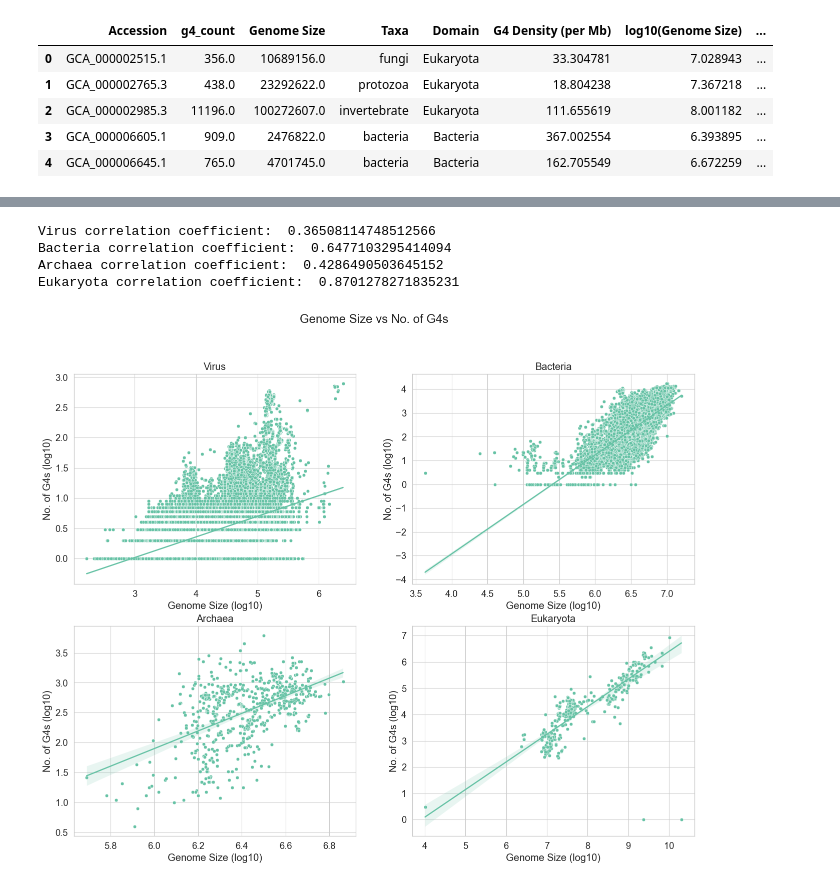
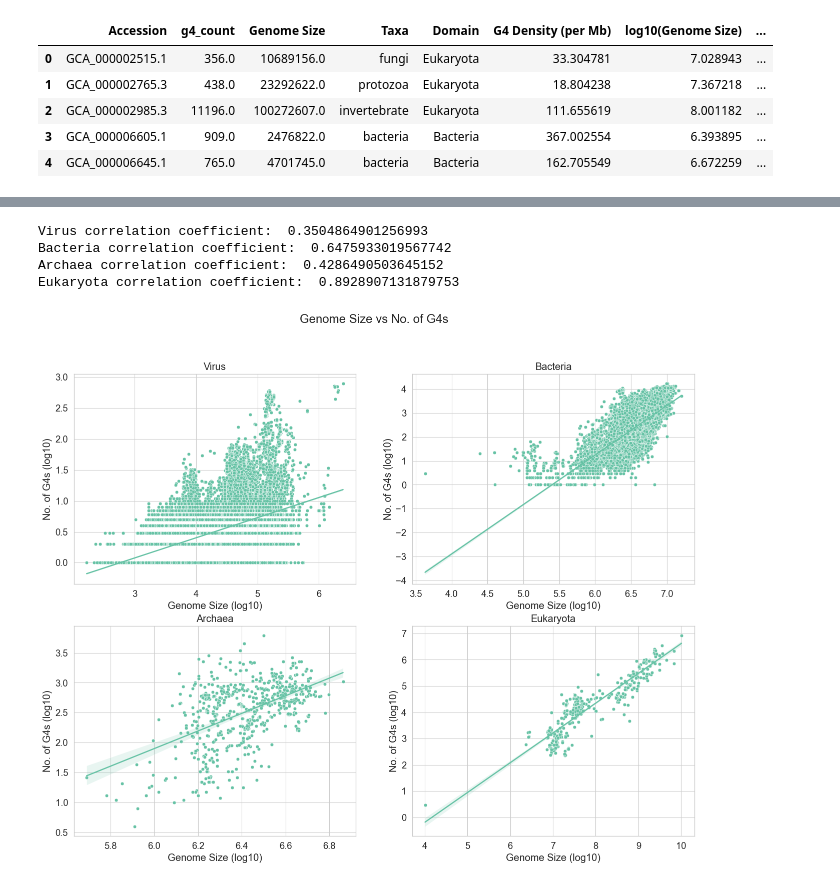
Before and after one commit to Georgakopoulos-Soares-lab/Quadrupia, a Jupyter notebook: notebooks/4_genome_size_vs_g4_count_g4hunter.ipynb, the cells around one changed output, grey strips where cells are left out. Saved outputs shown, nothing was run; the diff lists cells and outputs as text; code cells hidden in the pictures.

```diff
--- a/notebooks/4_genome_size_vs_g4_count_g4hunter.ipynb
+++ b/notebooks/4_genome_size_vs_g4_count_g4hunter.ipynb
@@ -54,8 +54,11 @@ df_g4["G4 Density (per Mb)"] = df_g4["g4_count"] / df_g4["Genome Size"] * 100000
 df_g4["log10(Genome Size)"] = df_g4["Genome Size"].apply(lambda x: np.log10(x))
 df_g4["log10(G4 count)"] = df_g4["g4_count"].apply(lambda x: np.log10(x+1))
 df_g4["log10(G4 Density)"] = df_g4["G4 Density (per Mb)"].apply(lambda x: np.log10(x+1))
-# create new coloumn with genome size binned ( 0 means 0-0.99, 1 means 1-1.99 etc)
+# create new column with genome size binned ( 0 means 0-0.99, 1 means 1-1.99 etc)
 df_g4["log10(Genome Size) binned"] = df_g4["log10(Genome Size)"].apply(lambda x: int(x))
+# filter out metagenomes and other taxa
+df_g4 = df_g4[df_g4['Taxa'] != 'metagenomes']
+df_g4 = df_g4[df_g4['Taxa'] != 'other']
 df_g4.head()
 # %% [output]
 |  | Accession | g4_count | Genome Size | Taxa | Domain | G4 Density (per Mb) | log10(Genome Size) | ... |
@@ -143,101 +148,97 @@ plt.savefig(f"{BASE_DIR}/plots/genome_size_g4_count_boxenplot_g4hunter.png")
 # %%
-# create new df without metagenomes and other taxa
-g4_plot_data_domains = df_g4[df_g4['Taxa'] != 'metagenomes']
-g4_plot_data_domains = g4_plot_data_domains[g4_plot_data_domains['Taxa'] != 'other']
-
 # plot the distribution of Genome size (log10) vs G4 occurences (log10) for each domain in a subplot
 sns.set_style("whitegrid")
 sns.set_palette("Set2")
 sns.set_context("paper", font_scale=1.5)
 fig, ax = plt.subplots(2, 2, figsize=(16, 12))
 sns.scatterplot(
-    data=g4_plot_data_domains[g4_plot_data_domains['Domain'] == 'Virus'],
+    data=df_g4[df_g4['Domain'] == 'Virus'],
     x="log10(Genome Size)",
     y="log10(G4 count)",
     ax=ax[0,0]
 )
 sns.regplot(
-    data=g4_plot_data_domains[g4_plot_data_domains['Domain'] == 'Virus'],
+    data=df_g4[df_g4['Domain'] == 'Virus'],
     x="log10(Genome Size)",
     y="log10(G4 count)",
     ax=ax[0,0],
     scatter=False,
 )
 sns.scatterplot(
-    data=g4_plot_data_domains[g4_plot_data_domains['Domain'] == 'Bacteria'],
+    data=df_g4[df_g4['Domain'] == 'Bacteria'],
     x="log10(Genome Size)",
     y="log10(G4 count)",
     ax=ax[0,1]
 )
 sns.regplot(
-    data=g4_plot_data_domains[g4_plot_data_domains['Domain'] == 'Bacteria'],
+    data=df_g4[df_g4['Domain'] == 'Bacteria'],
     x="log10(Genome Size)",
     y="log10(G4 count)",
     ax=ax[0,1],
     scatter=False
 )
 sns.scatterplot(
-    data=g4_plot_data_domains[g4_plot_data_domains['Domain'] == 'Archaea'],
+    data=df_g4[df_g4['Domain'] == 'Archaea'],
     x="log10(Genome Size)",
     y="log10(G4 count)",
     ax=ax[1,0]
 )
 sns.regplot(
-    data=g4_plot_data_domains[g4_plot_data_domains['Domain'] == 'Archaea'],
+    data=df_g4[df_g4['Domain'] == 'Archaea'],
     x="log10(Genome Size)",
     y="log10(G4 count)",
     ax=ax[1,0],
     scatter=False
 )
 sns.scatterplot(
-    data=g4_plot_data_domains[g4_plot_data_domains['Domain'] == 'Eukaryota'],
+    data=df_g4[df_g4['Domain'] == 'Eukaryota'],
     x="log10(Genome Size)",
     y="log10(G4 count)",
     ax=ax[1,1]
 )
 sns.regplot(
-    data=g4_plot_data_domains[g4_plot_data_domains['Domain'] == 'Eukaryota'],
+    data=df_g4[df_g4['Domain'] == 'Eukaryota'],
     x="log10(Genome Size)",
     y="log10(G4 count)",
     ax=ax[1,1],
     scatter=False
 )
 # set title for each subplot
 ax[0,0].set_title('Virus')
 ax[0,1].set_title('Bacteria')
 ax[1,0].set_title('Archaea')
 ax[1,1].set_title('Eukaryota')
 
 # set axis labels for each subplot
 ax[0,0].set_xlabel('Genome Size (log10)')
 ax[0,0].set_ylabel('No. of G4s (log10)')
 ax[0,1].set_xlabel('Genome Size (log10)')
 ax[0,1].set_ylabel('No. of G4s (log10)')
 ax[1,0].set_xlabel('Genome Size (log10)')
 ax[1,0].set_ylabel('No. of G4s (log10)')
 ax[1,1].set_xlabel('Genome Size (log10)')
 ax[1,1].set_ylabel('No. of G4s (log10)')
 
 # set title for the entire plot
 fig.suptitle("Genome Size vs No. of G4s")
 
-plt.savefig(f"{BASE_DIR}/plots/genome_size_g4_count_domain_g4hunter.png")
+# plt.savefig(f"{BASE_DIR}/plots/genome_size_g4_count_domain_g4hunter.png")
 
 # get correlation coefficient for each domain
-virus_data = g4_plot_data_domains[g4_plot_data_domains['Domain'] == 'Virus']
-bacteria_data = g4_plot_data_domains[g4_plot_data_domains['Domain'] == 'Bacteria']
-archaea_data = g4_plot_data_domains[g4_plot_data_domains['Domain'] == 'Archaea']
-eukaryota_data = g4_plot_data_domains[g4_plot_data_domains['Domain'] == 'Eukaryota']
+virus_data = df_g4[df_g4['Domain'] == 'Virus']
+bacteria_data = df_g4[df_g4['Domain'] == 'Bacteria']
+archaea_data = df_g4[df_g4['Domain'] == 'Archaea']
+eukaryota_data = df_g4[df_g4['Domain'] == 'Eukaryota']
 print("Virus correlation coefficient: ", virus_data['Genome Size'].corr(virus_data['g4_count'], method='spearman'))
 print("Bacteria correlation coefficient: ", bacteria_data['Genome Size'].corr(bacteria_data['g4_count'], method='spearman'))
 print("Archaea correlation coefficient: ", archaea_data['Genome Size'].corr(archaea_data['g4_count'], method='spearman'))
 print("Eukaryota correlation coefficient: ", eukaryota_data['Genome Size'].corr(eukaryota_data['g4_count'], method='spearman'))
 # %% [output]
-Virus correlation coefficient:  0.36508114748512566
-Bacteria correlation coefficient:  0.6477103295414094
+Virus correlation coefficient:  0.3504864901256993
+Bacteria correlation coefficient:  0.6475933019567742
 Archaea correlation coefficient:  0.4286490503645152
-Eukaryota correlation coefficient:  0.8701278271835231
+Eukaryota correlation coefficient:  0.8928907131879753
-[figure, old version]
+[figure, new version]
 # %%
 # plot the distribution of Genome Size vs G4 Density (per Mb)
 sns.set_style("whitegrid")
```
Also changed, not shown: parts of 6 cells of this notebook, 14 other files.
